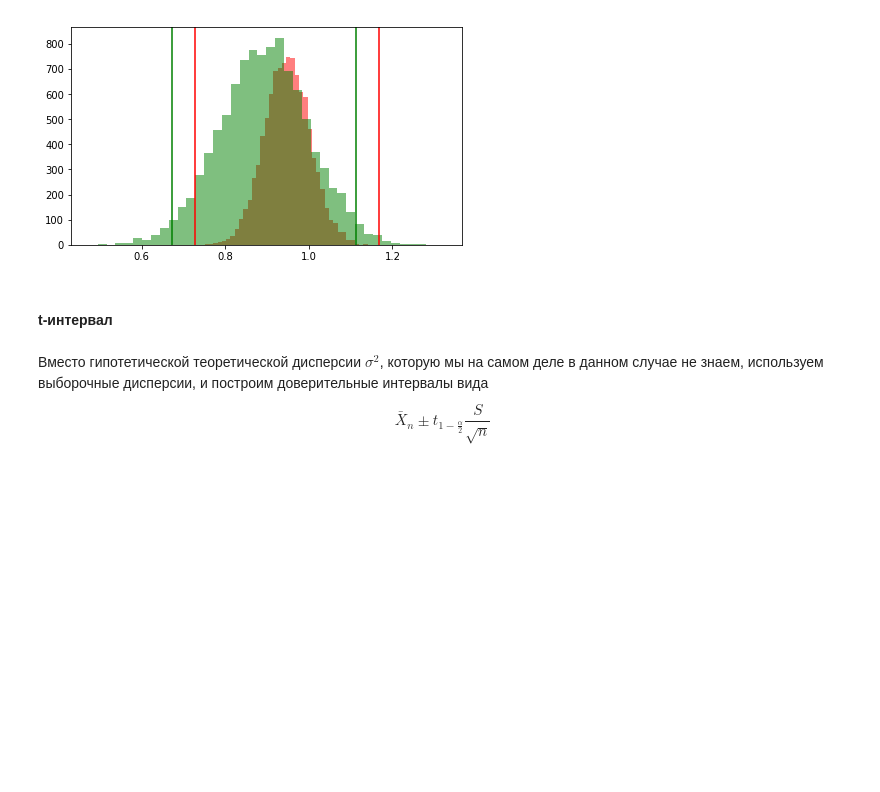
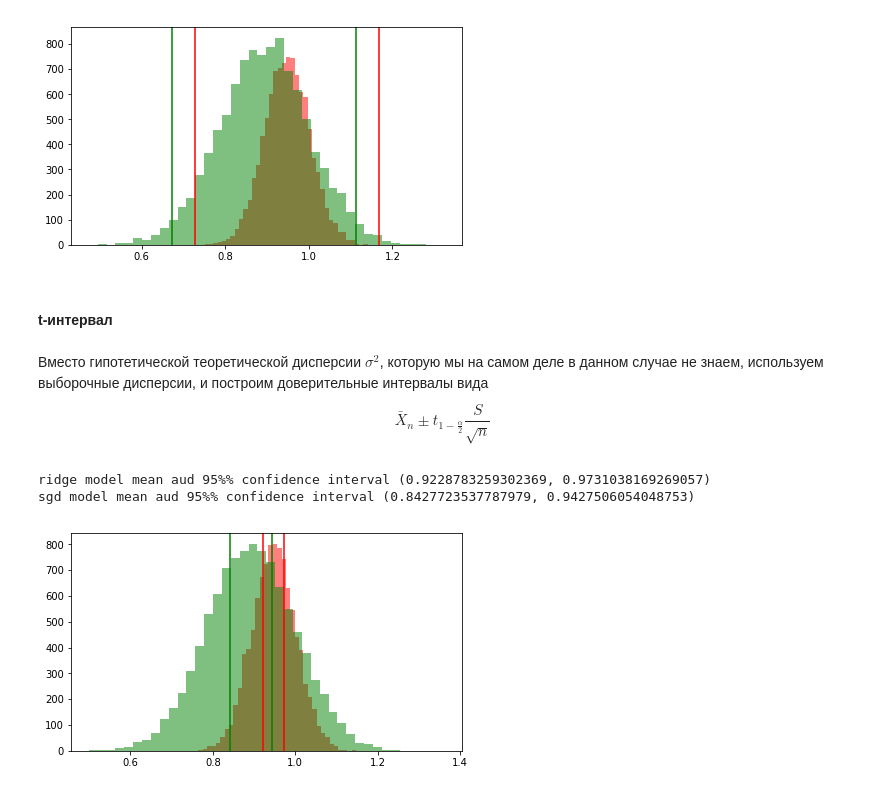
Before and after one commit to qu4n7/mipt, a Jupyter notebook: 4_hypothesis_testing/stat.mean_conf_int.ipynb, the cells around one changed output. Drawn from its saved outputs; the diff is of its cells as text; code cells hidden in the pictures; blank space fills up the shorter version.

```diff
--- a/4_hypothesis_testing/stat.mean_conf_int.ipynb
+++ b/4_hypothesis_testing/stat.mean_conf_int.ipynb
@@ -110,3 +110,36 @@ for i in sgd_line:
 #### t-интервал
 # %% [markdown]
 Вместо гипотетической теоретической дисперсии $\sigma^2$, которую мы на самом деле в данном случае не знаем, используем выборочные дисперсии, и построим доверительные интервалы вида $$\bar{X}_n \pm t_{1-\frac{\alpha}{2}} \frac{S}{\sqrt{n}}$$
+# %%
+ridge_mean_std = ridge_auc_scores.std(ddof=1)/sqrt(len(ridge_auc_scores))
+sgd_mean_std = sgd_auc_scores.std(ddof=1)/sqrt(len(sgd_auc_scores))
+# %%
+print('ridge model mean aud 95%% confidence interval', _tconfint_generic(ridge_mean, ridge_mean_std,
+                                                                        len(ridge_auc_scores)-1,
+                                                                        0.05, 'two-sided'))
+print('sgd model mean aud 95%% confidence interval', _tconfint_generic(sgd_mean, sgd_mean_std,
+                                                                      len(sgd_auc_scores)-1,
+                                                                      0.05, 'two-sided'))
+# %% [output]
+ridge model mean aud 95%% confidence interval (0.9228783259302369, 0.9731038169269057)
+sgd model mean aud 95%% confidence interval (0.8427723537787979, 0.9427506054048753)
+# %%
+sigma_ridge = ridge_auc_scores.std(ddof=1)
+x_ridge = ridge_mean + sigma_ridge * np.random.randn(10000)
+
+sigma_sgd = sgd_auc_scores.std(ddof=1)
+x_sgd = sgd_mean + sigma_sgd * np.random.randn(10000)
+
+rcParams["figure.figsize"] = [7, 4]
+plt.hist(x_ridge, bins=40, alpha=0.5, color='red');
+plt.hist(x_sgd, bins=40, alpha=0.5, color='green');
+ridge_line = _tconfint_generic(ridge_mean, ridge_mean_std, len(ridge_auc_scores)-1,0.05, 'two-sided')
+sgd_line = _tconfint_generic(sgd_mean,sgd_mean_std, len(sgd_auc_scores)-1,0.05, 'two-sided')
+
+for i in ridge_line:
+    plt.axvline(x=i, color='red')
+
+for i in sgd_line:
+    plt.axvline(x=i, color='green')
+# %% [output]
+[figure, added]
```
Also changed, not shown: 5 other files.
